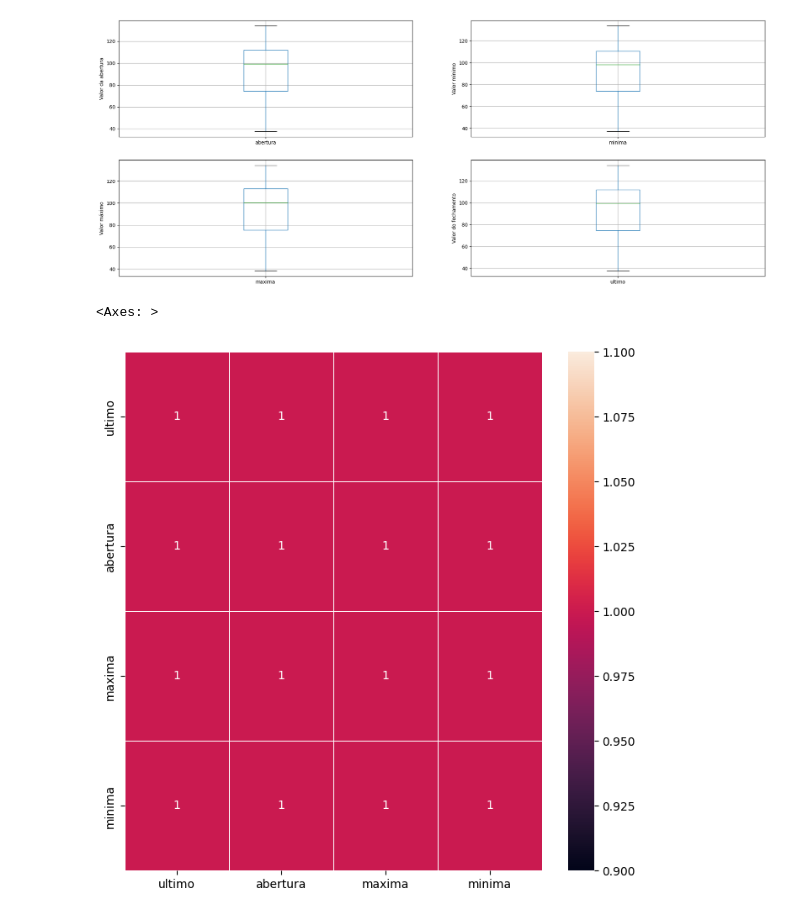
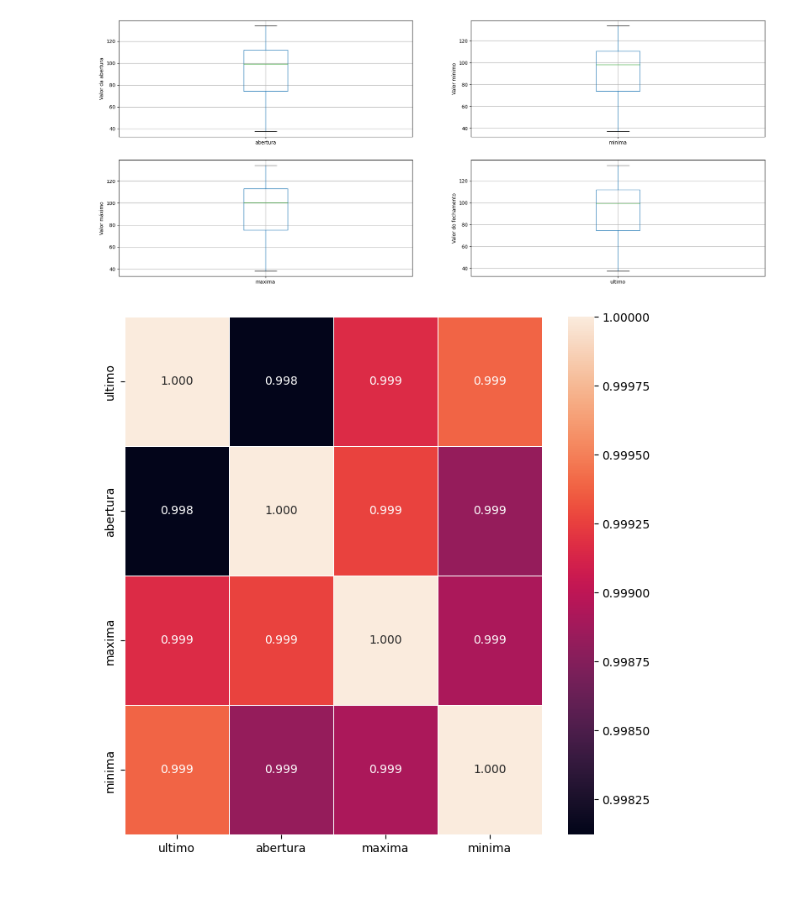
Before and after one commit to thaynnaraluciano/techChallenge2, a Jupyter notebook: TechChallenge_8anos.ipynb, the cells around one changed output. Drawn from its saved outputs; the diff is of its cells as text; code cells hidden in the pictures.

```diff
--- a/TechChallenge_8anos.ipynb
+++ b/TechChallenge_8anos.ipynb
@@ -161,10 +163,11 @@ fig.set_ylabel("Valor do fechamento")
 Text(0, 0.5, 'Valor do fechamento')
 [figure]
 # %%
-correlation_matrix = df.corr().round(2)
+correlation_matrix = df.corr()
 
 fig, ax = plt.subplots(figsize=(8,8))
-sns.heatmap(data = correlation_matrix, annot=True, linewidth=.5, ax=ax)
+sns.heatmap(data = correlation_matrix, annot=True, linewidth=.5, ax=ax, fmt='.3f')
+
+plt.show()
 # %% [output]
-<Axes: >
-[figure, old version]
+[figure, new version]
```
Also changed, not shown: parts of 14 cells of this notebook.
